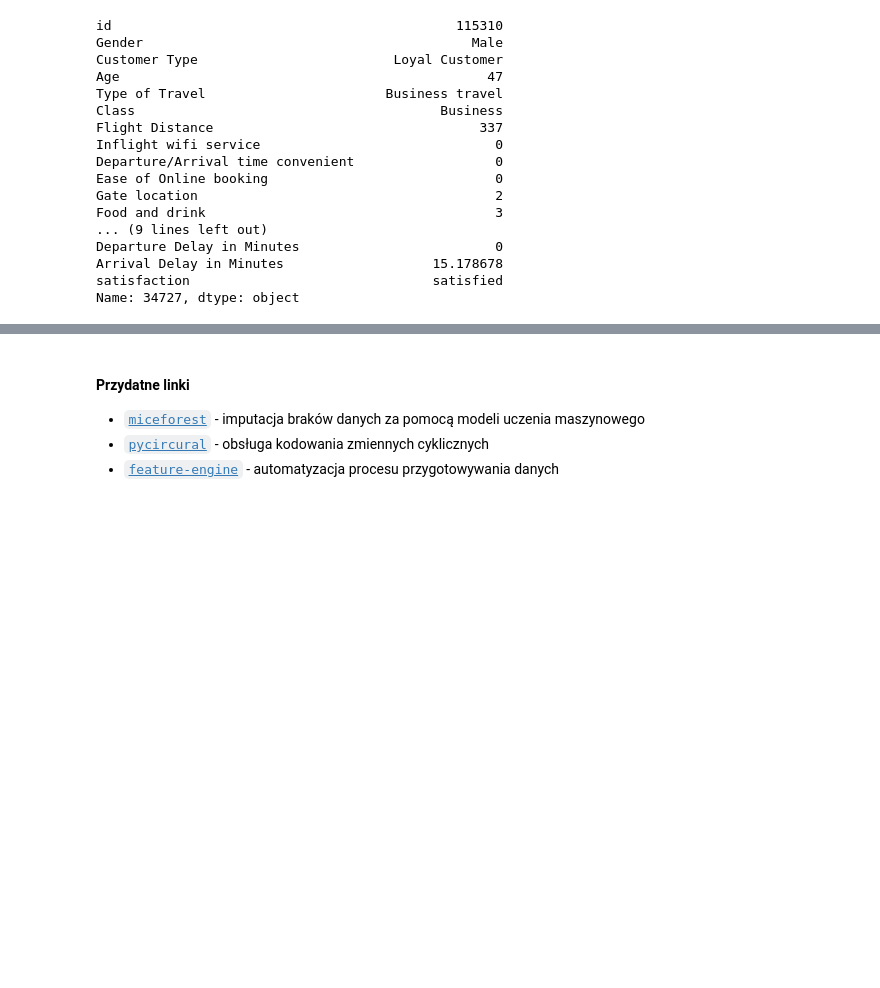
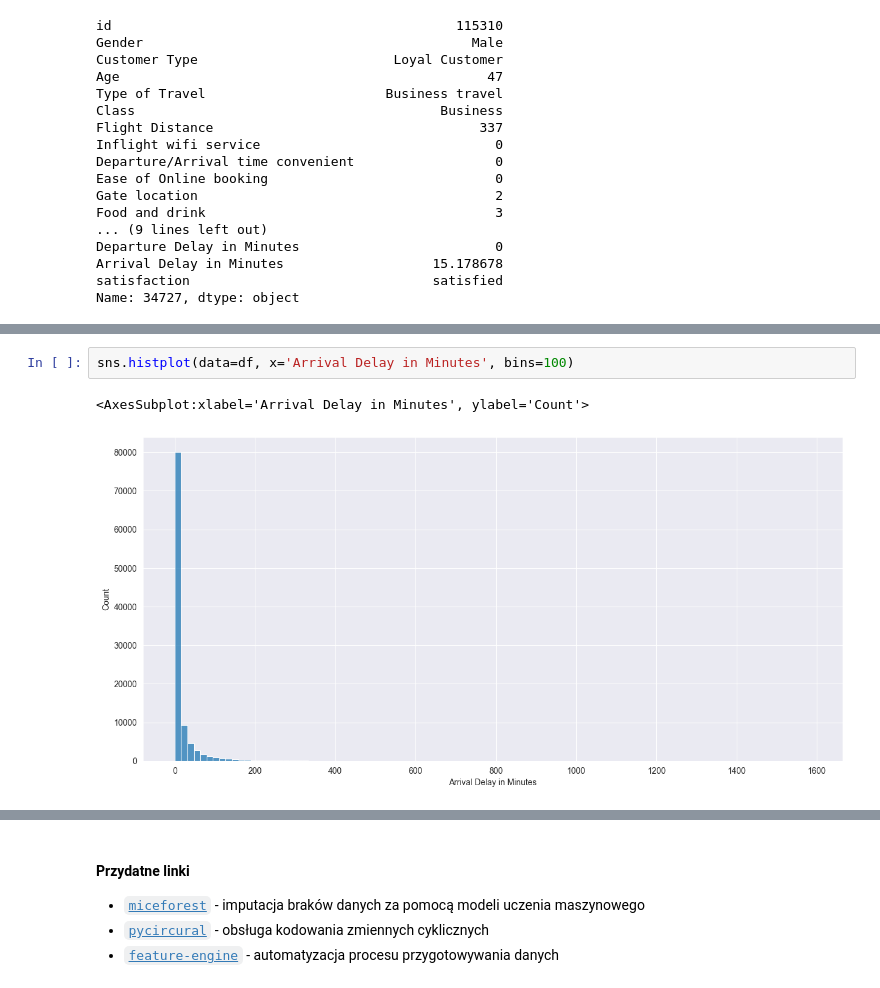
Before and after one commit to jkwiatk1/ZUM, a Jupyter notebook: database/dataPrep.ipynb, the cells around one changed output, grey strips where cells are left out. Saved outputs shown, nothing was run; the diff lists cells and outputs as text; blank space fills up the shorter version.

```diff
--- a/database/dataPrep.ipynb
+++ b/database/dataPrep.ipynb
@@ -203,0 +216,5 @@ Name: 34727, dtype: object
+# %%
+sns.histplot(data=df, x='Arrival Delay in Minutes', bins=100)
+# %% [output]
+<AxesSubplot:xlabel='Arrival Delay in Minutes', ylabel='Count'>
+[figure, added]
```
Also changed, not shown: parts of 4 cells of this notebook.
